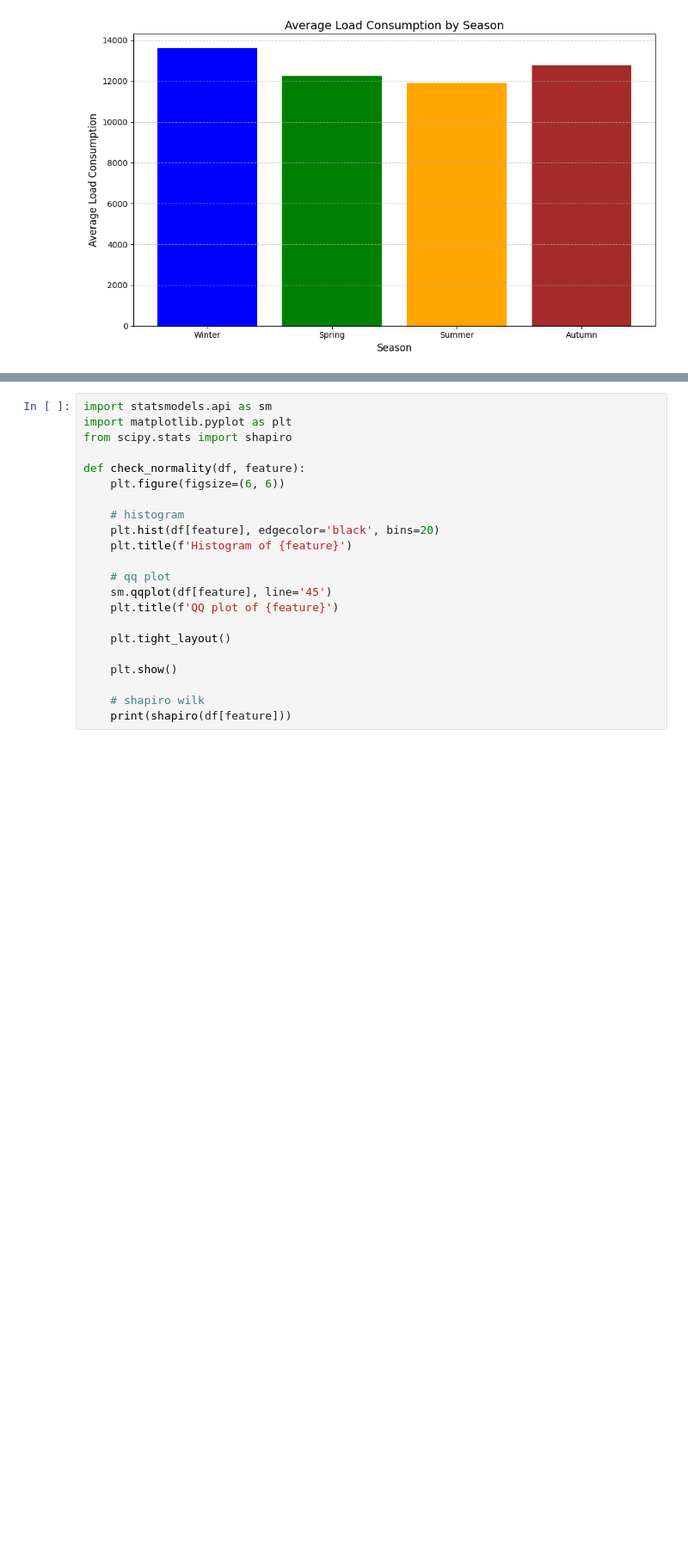
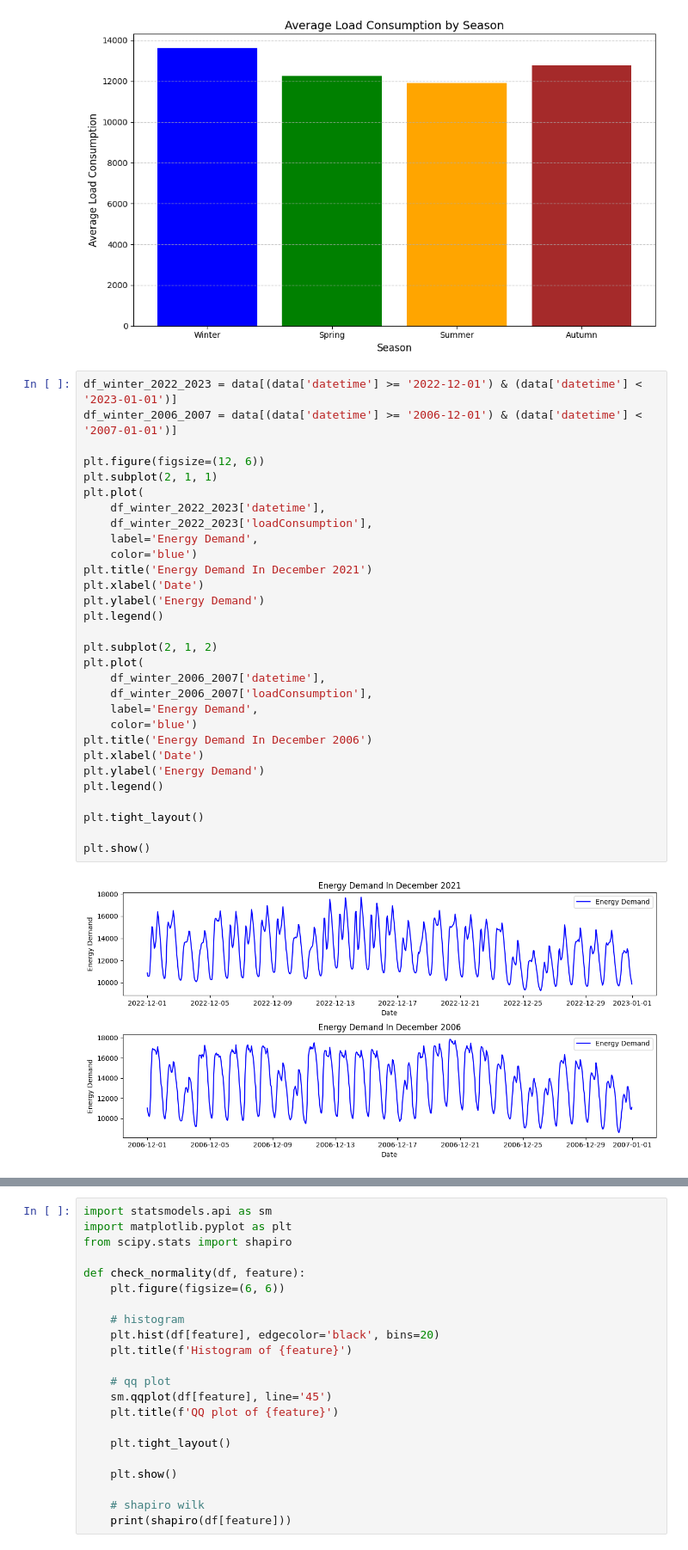
Before and after one commit to Carlos1971Salud/Hybrid-Forecasting-for-Sustainable-Electricity-Demand-in-The-Netherlands-Using-SARIMAX-SARIMAX-LSTM, a Jupyter notebook: data_patterns.ipynb, the cells around one changed output, grey strips where cells are left out. Shown at 86% size. Saved outputs shown, nothing was run; the diff lists cells and outputs as text; blank space fills up the shorter version.

```diff
--- a/data_patterns.ipynb
+++ b/data_patterns.ipynb
@@ -185,3 +266,35 @@ plt.tight_layout()
 plt.show()
 # %% [output]
 [figure]
+# %%
+df_winter_2022_2023 = data[(data['datetime'] >= '2022-12-01') & (data['datetime'] < '2023-01-01')]
+df_winter_2006_2007 = data[(data['datetime'] >= '2006-12-01') & (data['datetime'] < '2007-01-01')]
+
+plt.figure(figsize=(12, 6))
+plt.subplot(2, 1, 1)
+plt.plot(
+    df_winter_2022_2023['datetime'],
+    df_winter_2022_2023['loadConsumption'],
+    label='Energy Demand',
+    color='blue')
+plt.title('Energy Demand In December 2021')
+plt.xlabel('Date')
+plt.ylabel('Energy Demand')
+plt.legend()
+
+plt.subplot(2, 1, 2)
+plt.plot(
+    df_winter_2006_2007['datetime'],
+    df_winter_2006_2007['loadConsumption'],
+    label='Energy Demand',
+    color='blue')
+plt.title('Energy Demand In December 2006')
+plt.xlabel('Date')
+plt.ylabel('Energy Demand')
+plt.legend()
+
+plt.tight_layout()
+
+plt.show()
+# %% [output]
+[figure, added]
```
Also changed, not shown: parts of 39 cells of this notebook.
